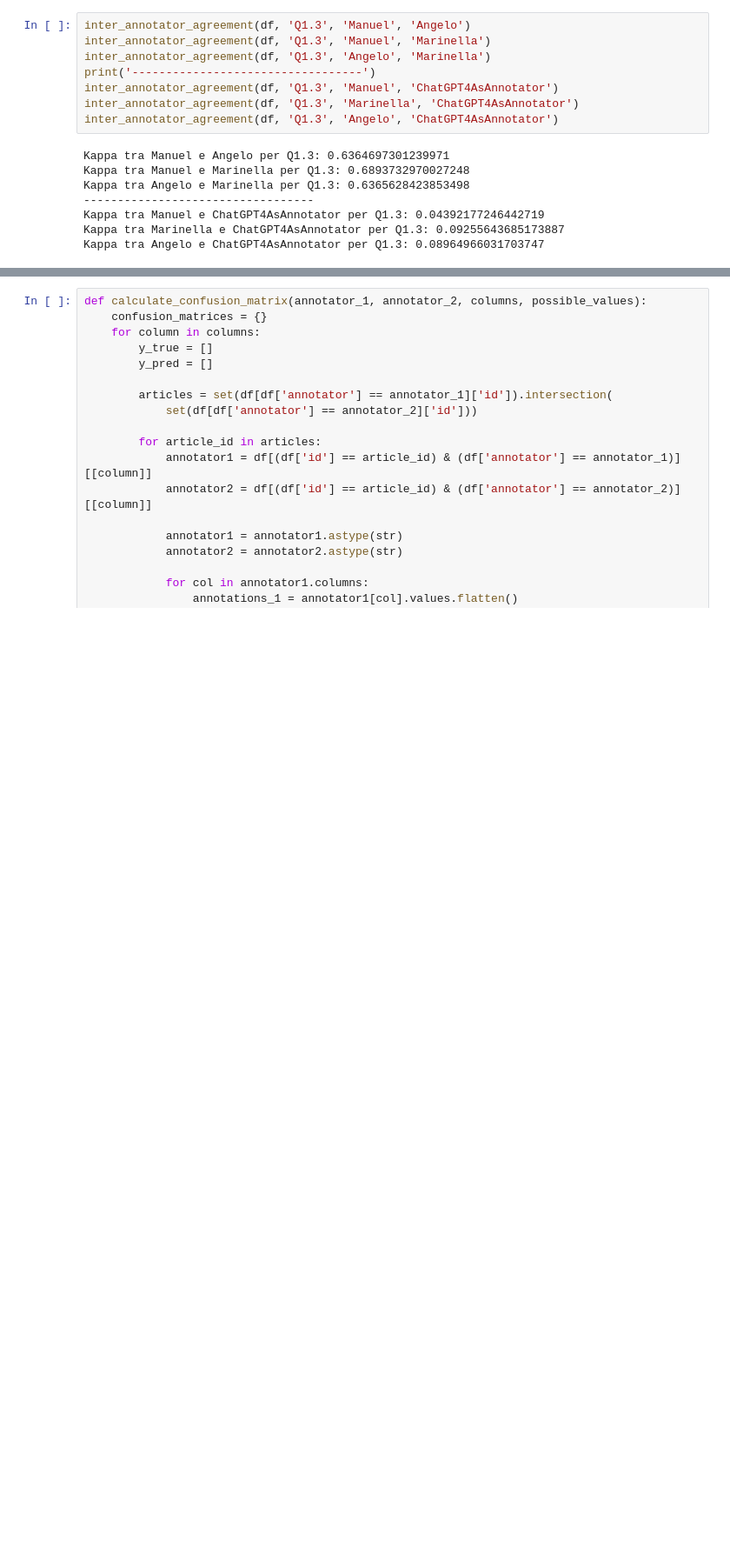
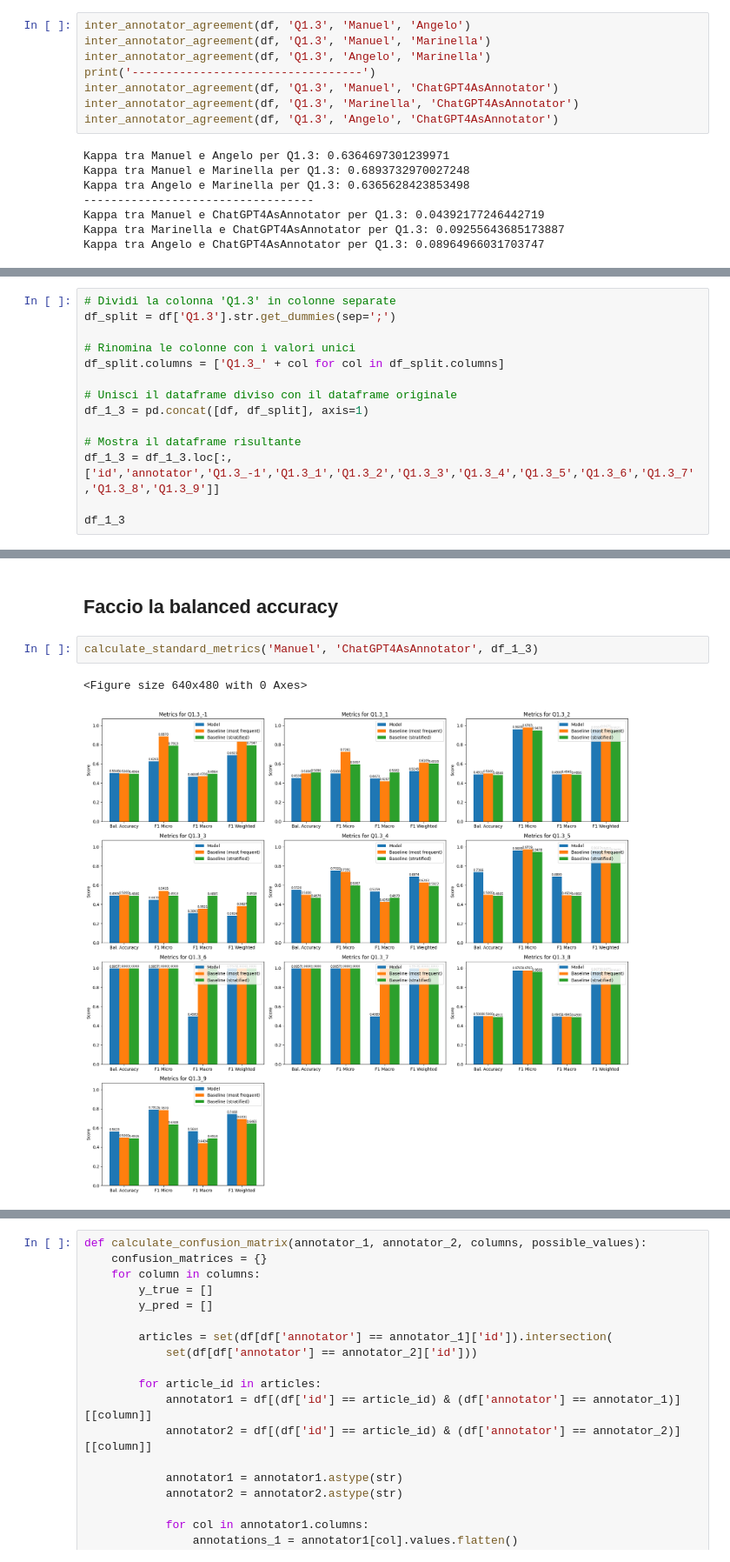
Before and after one commit to bianchi-john/ChatGPTAsAnnotator, a Jupyter notebook: Code/Comparison.ipynb, the cells around one changed output, grey strips where cells are left out. Shown: that part at 87% size. Drawn from its saved outputs; the diff is of its cells as text; blank space fills up the shorter version.

```diff
--- a/Code/Comparison.ipynb
+++ b/Code/Comparison.ipynb
@@ -295,0 +418,14 @@ Name: Q1.3, Length: 1018, dtype: object>
+# %%
+# Dividi la colonna 'Q1.3' in colonne separate
+df_split = df['Q1.3'].str.get_dummies(sep=';')
+
+# Rinomina le colonne con i valori unici
+df_split.columns = ['Q1.3_' + col for col in df_split.columns]
+
+# Unisci il dataframe diviso con il dataframe originale
+df_1_3 = pd.concat([df, df_split], axis=1)
+
+# Mostra il dataframe risultante
+df_1_3 = df_1_3.loc[:, ['id','annotator','Q1.3_-1','Q1.3_1','Q1.3_2','Q1.3_3','Q1.3_4','Q1.3_5','Q1.3_6','Q1.3_7','Q1.3_8','Q1.3_9']]
+
+df_1_3
@@ -295,0 +446,7 @@ Name: Q1.3, Length: 1018, dtype: object>
+# %% [markdown]
+## Faccio la balanced accuracy
+# %%
+calculate_standard_metrics('Manuel', 'ChatGPT4AsAnnotator', df_1_3)
+# %% [output]
+<Figure size 640x480 with 0 Axes>
+[figure, added]
```
Also changed, not shown: parts of 11 cells of this notebook.
